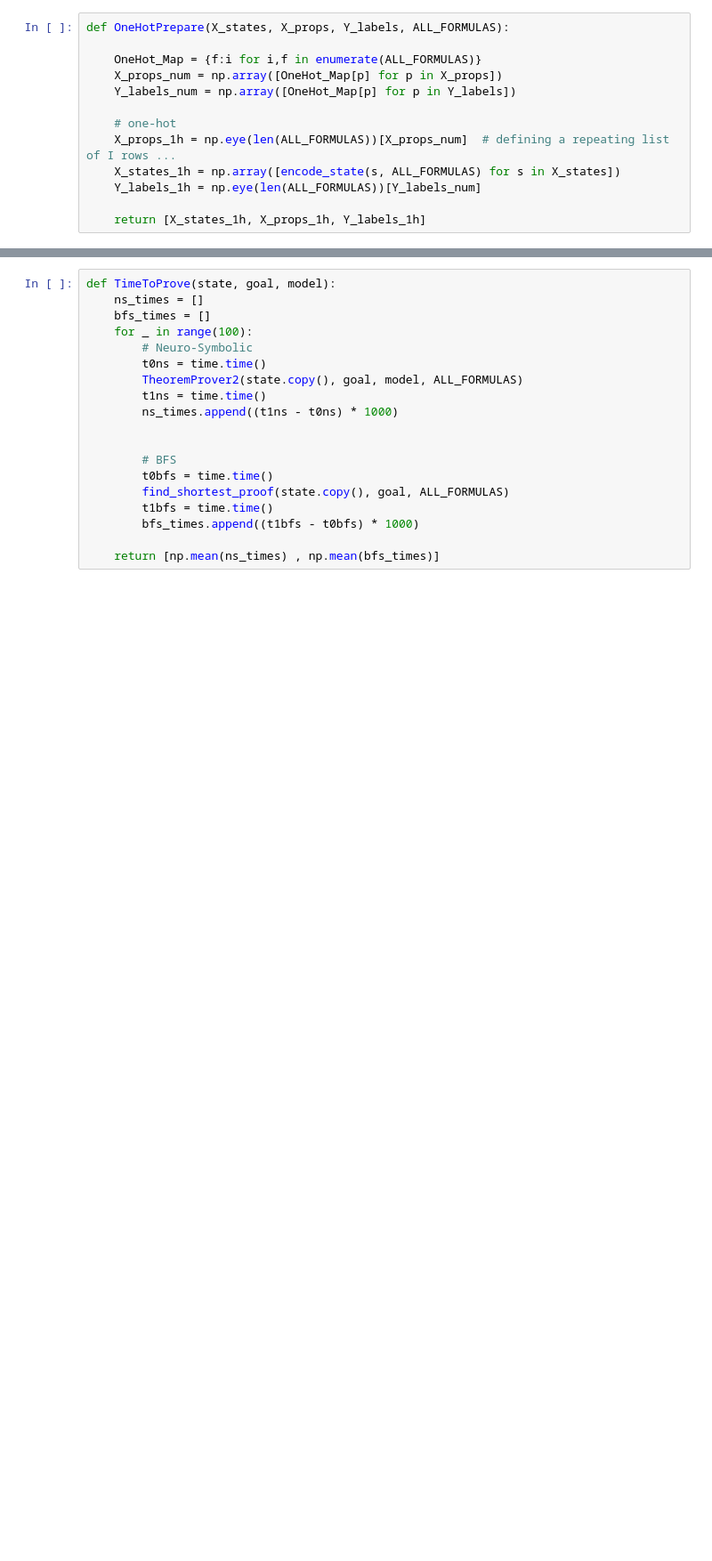
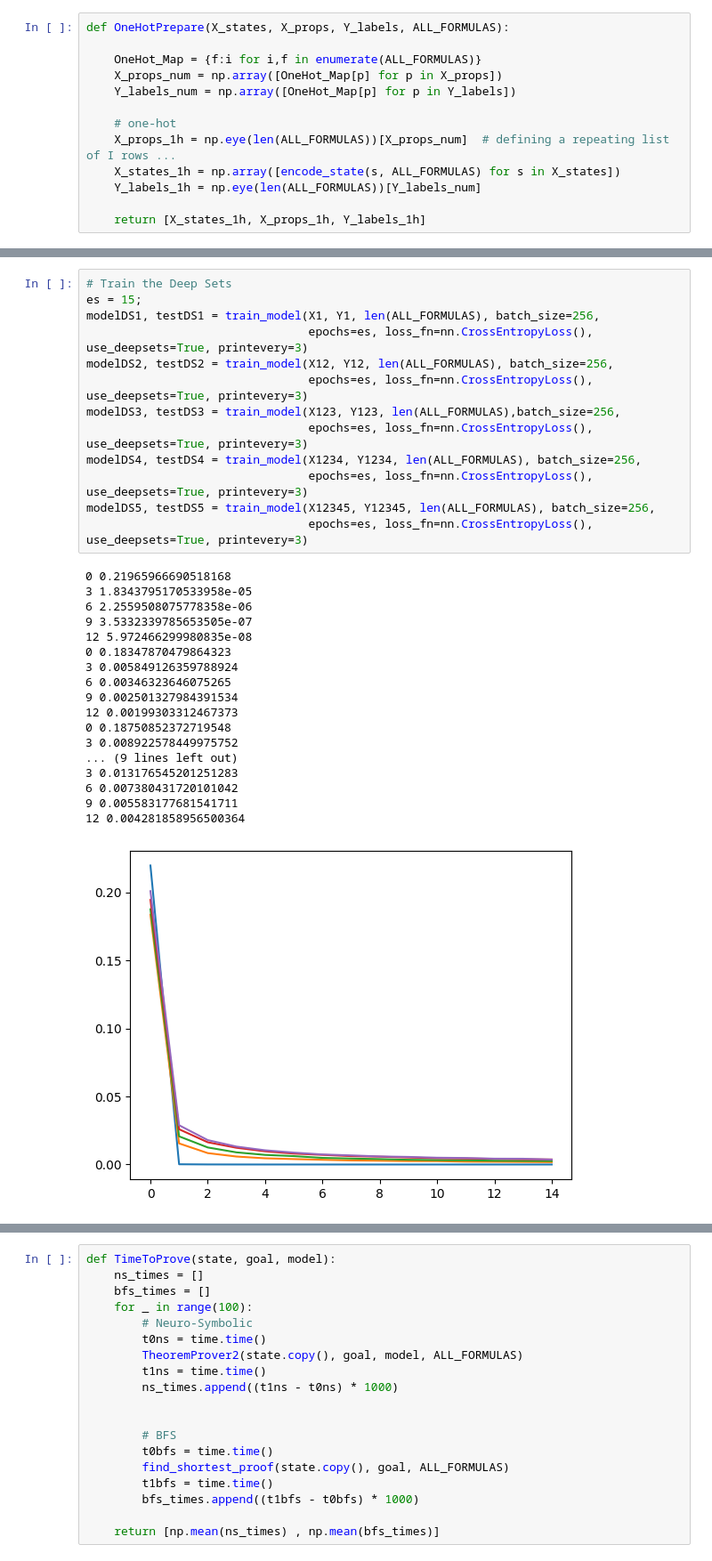
Before and after one commit to sferrante/Neuro-Symbolic-Reasoning, a Jupyter notebook: ProofAgent.ipynb, the cells around one changed output, grey strips where cells are left out. Shown at 89% size. Cells and saved outputs as stored; diff of their text form; blank space fills up the shorter version.

```diff
--- a/ProofAgent.ipynb
+++ b/ProofAgent.ipynb
@@ -459,0 +250,32 @@ modelDS4, testDS4 = train_model(X1234, Y1234, len(ALL_FORMULAS),
+# %%
+# Train the Deep Sets
+es = 15;
+modelDS1, testDS1 = train_model(X1, Y1, len(ALL_FORMULAS), batch_size=256,
+                                epochs=es, loss_fn=nn.CrossEntropyLoss(), use_deepsets=True, printevery=3)
+modelDS2, testDS2 = train_model(X12, Y12, len(ALL_FORMULAS), batch_size=256,
+                                epochs=es, loss_fn=nn.CrossEntropyLoss(), use_deepsets=True, printevery=3)
+modelDS3, testDS3 = train_model(X123, Y123, len(ALL_FORMULAS),batch_size=256,
+                                epochs=es, loss_fn=nn.CrossEntropyLoss(), use_deepsets=True, printevery=3)
+modelDS4, testDS4 = train_model(X1234, Y1234, len(ALL_FORMULAS), batch_size=256,
+                                epochs=es, loss_fn=nn.CrossEntropyLoss(), use_deepsets=True, printevery=3)
+modelDS5, testDS5 = train_model(X12345, Y12345, len(ALL_FORMULAS), batch_size=256,
+                                epochs=es, loss_fn=nn.CrossEntropyLoss(), use_deepsets=True, printevery=3)
+# %% [output]
+0 0.21965966690518168
+3 1.8343795170533958e-05
+6 2.2559508075778358e-06
+9 3.5332339785653505e-07
+12 5.972466299980835e-08
+0 0.18347870479864323
+3 0.005849126359788924
+6 0.00346323646075265
+9 0.002501327984391534
+12 0.00199303312467373
+0 0.18750852372719548
+3 0.008922578449975752
+... (9 lines left out)
+3 0.013176545201251283
+6 0.007380431720101042
+9 0.005583177681541711
+12 0.004281858956500364
+[figure, added]
```
Also changed, not shown: parts of 75 cells of this notebook, 1 other file.
